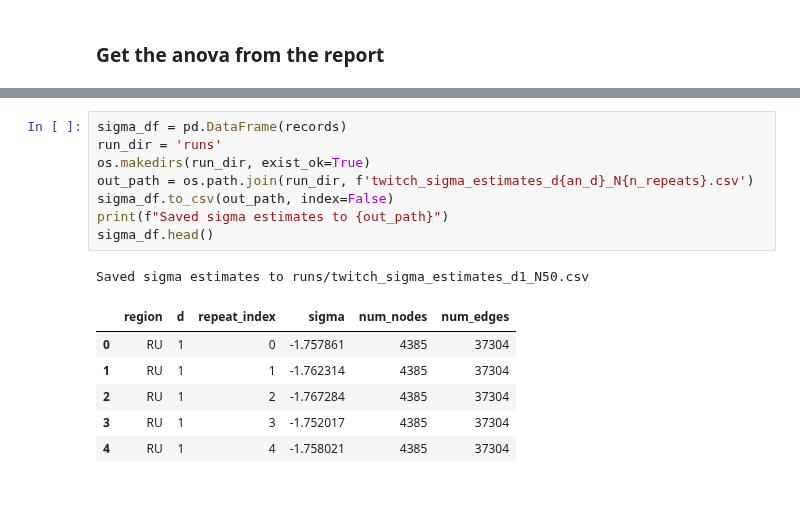
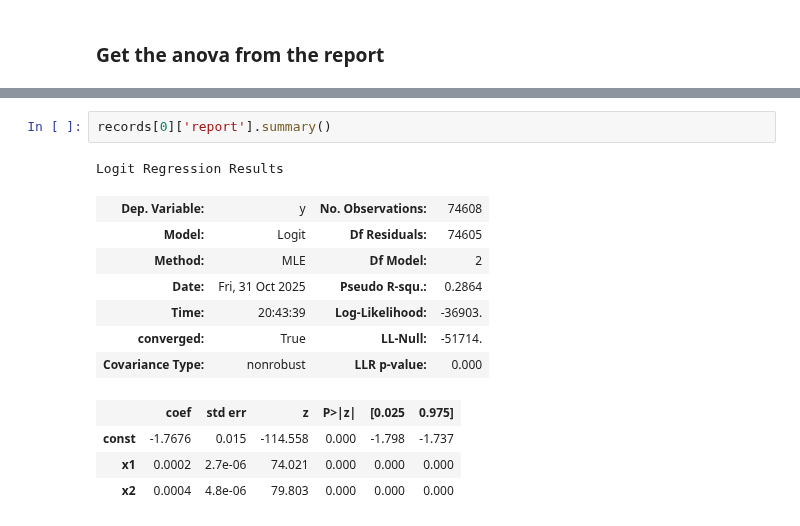
Before and after one commit to mbottoni/logit-graph, a Jupyter notebook: notebooks/anova/13-anova-twitch.ipynb, the cells around one changed output, grey strips where cells are left out. Saved outputs shown, nothing was run; the diff lists cells and outputs as text; blank space fills up the shorter version.

```diff
--- a/notebooks/anova/13-anova-twitch.ipynb
+++ b/notebooks/anova/13-anova-twitch.ipynb
@@ -406,16 +408,15 @@ Estimating sigmas for region=DE from ../../data/twitch/graphs_processed/DE_graph
-# %%
-sigma_df = pd.DataFrame(records)
-run_dir = 'runs'
-os.makedirs(run_dir, exist_ok=True)
-out_path = os.path.join(run_dir, f'twitch_sigma_estimates_d{an_d}_N{n_repeats}.csv')
-sigma_df.to_csv(out_path, index=False)
-print(f"Saved sigma estimates to {out_path}")
-sigma_df.head()
-# %% [output]
-Saved sigma estimates to runs/twitch_sigma_estimates_d1_N50.csv
-|  | region | d | repeat_index | sigma | num_nodes | num_edges |
-| 0 | RU | 1 | 0 | -1.757861 | 4385 | 37304 |
-| 1 | RU | 1 | 1 | -1.762314 | 4385 | 37304 |
-| 2 | RU | 1 | 2 | -1.767284 | 4385 | 37304 |
-| 3 | RU | 1 | 3 | -1.752017 | 4385 | 37304 |
-| 4 | RU | 1 | 4 | -1.758021 | 4385 | 37304 |
+# %%
+records[0]['report'].summary()
+# %% [output]
+Logit Regression Results
+| Dep. Variable: | y | No. Observations: | 74608 |
+| Model: | Logit | Df Residuals: | 74605 |
+| Method: | MLE | Df Model: | 2 |
+| Date: | Fri, 31 Oct 2025 | Pseudo R-squ.: | 0.2864 |
+| Time: | 20:43:39 | Log-Likelihood: | -36903. |
+| converged: | True | LL-Null: | -51714. |
+| Covariance Type: | nonrobust | LLR p-value: | 0.000 |
+|  | coef | std err | z | P>|z| | [0.025 | 0.975] |
+| const | -1.7676 | 0.015 | -114.558 | 0.000 | -1.798 | -1.737 |
+| x1 | 0.0002 | 2.7e-06 | 74.021 | 0.000 | 0.000 | 0.000 |
+| x2 | 0.0004 | 4.8e-06 | 79.803 | 0.000 | 0.000 | 0.000 |
```
Also changed, not shown: parts of 5 cells of this notebook.
